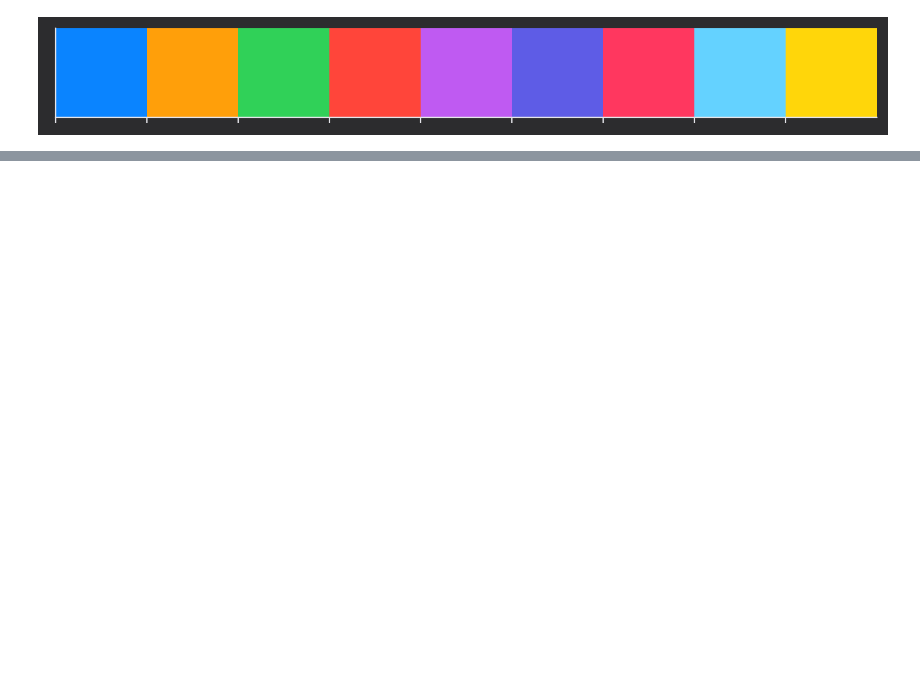
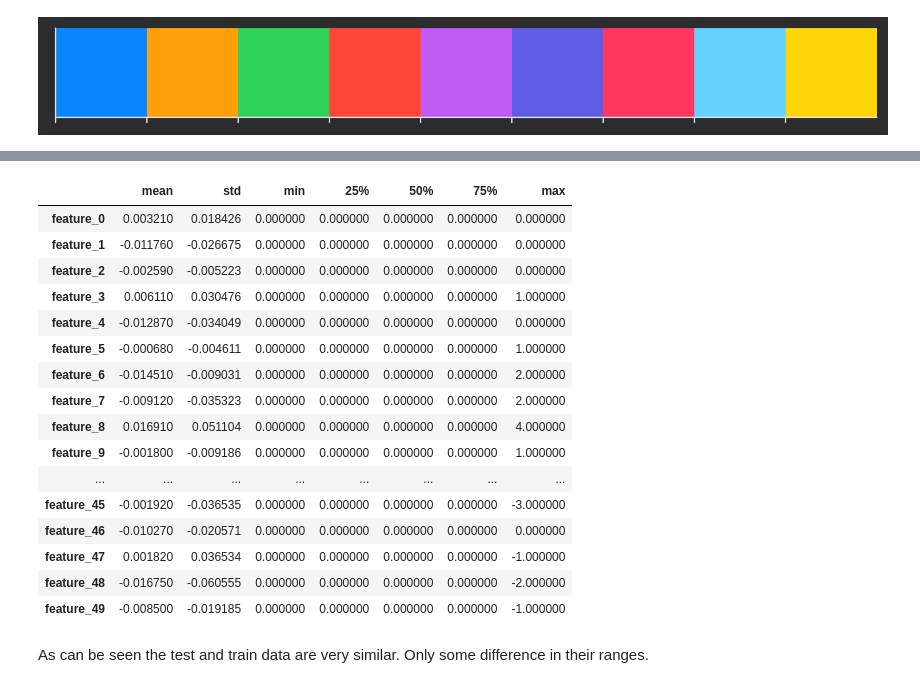
Before and after one commit to bamblebam/kaggle-playground-may21, a Jupyter notebook: data_analysis.ipynb, the cells around one changed output, grey strips where cells are left out. Cells and saved outputs as stored; diff of their text form; code cells hidden in the pictures; blank space fills up the shorter version.

```diff
--- a/data_analysis.ipynb
+++ b/data_analysis.ipynb
@@ -52,0 +130,31 @@ sns.palplot(dark_palette)
+# %%
+def change_color(x):
+    if x<0:
+        color='red'
+    elif x>0:
+        color='green'
+    else:
+        color='white'
+    return f'color:{color}'
+
+(train.describe()-test.describe())[test.columns].T.iloc[:,1:].style.bar(subset=['mean','std'],align='mid',color=[miscellaneous['red'],miscellaneous['green']]).applymap(change_color,['min','max'])
+# %% [output]
+|  | mean | std | min | 25% | 50% | 75% | max |
+| feature_0 | 0.003210 | 0.018426 | 0.000000 | 0.000000 | 0.000000 | 0.000000 | 0.000000 |
+| feature_1 | -0.011760 | -0.026675 | 0.000000 | 0.000000 | 0.000000 | 0.000000 | 0.000000 |
+| feature_2 | -0.002590 | -0.005223 | 0.000000 | 0.000000 | 0.000000 | 0.000000 | 0.000000 |
+| feature_3 | 0.006110 | 0.030476 | 0.000000 | 0.000000 | 0.000000 | 0.000000 | 1.000000 |
+| feature_4 | -0.012870 | -0.034049 | 0.000000 | 0.000000 | 0.000000 | 0.000000 | 0.000000 |
+| feature_5 | -0.000680 | -0.004611 | 0.000000 | 0.000000 | 0.000000 | 0.000000 | 1.000000 |
+| feature_6 | -0.014510 | -0.009031 | 0.000000 | 0.000000 | 0.000000 | 0.000000 | 2.000000 |
+| feature_7 | -0.009120 | -0.035323 | 0.000000 | 0.000000 | 0.000000 | 0.000000 | 2.000000 |
+| feature_8 | 0.016910 | 0.051104 | 0.000000 | 0.000000 | 0.000000 | 0.000000 | 4.000000 |
+| feature_9 | -0.001800 | -0.009186 | 0.000000 | 0.000000 | 0.000000 | 0.000000 | 1.000000 |
+| ... | ... | ... | ... | ... | ... | ... | ... |
+| feature_45 | -0.001920 | -0.036535 | 0.000000 | 0.000000 | 0.000000 | 0.000000 | -3.000000 |
+| feature_46 | -0.010270 | -0.020571 | 0.000000 | 0.000000 | 0.000000 | 0.000000 | 0.000000 |
+| feature_47 | 0.001820 | 0.036534 | 0.000000 | 0.000000 | 0.000000 | 0.000000 | -1.000000 |
+| feature_48 | -0.016750 | -0.060555 | 0.000000 | 0.000000 | 0.000000 | 0.000000 | -2.000000 |
+| feature_49 | -0.008500 | -0.019185 | 0.000000 | 0.000000 | 0.000000 | 0.000000 | -1.000000 |
+# %% [markdown]
+As can be seen the test and train data are very similar. Only some difference in their ranges.
```
Also changed, not shown: parts of 8 cells of this notebook.
